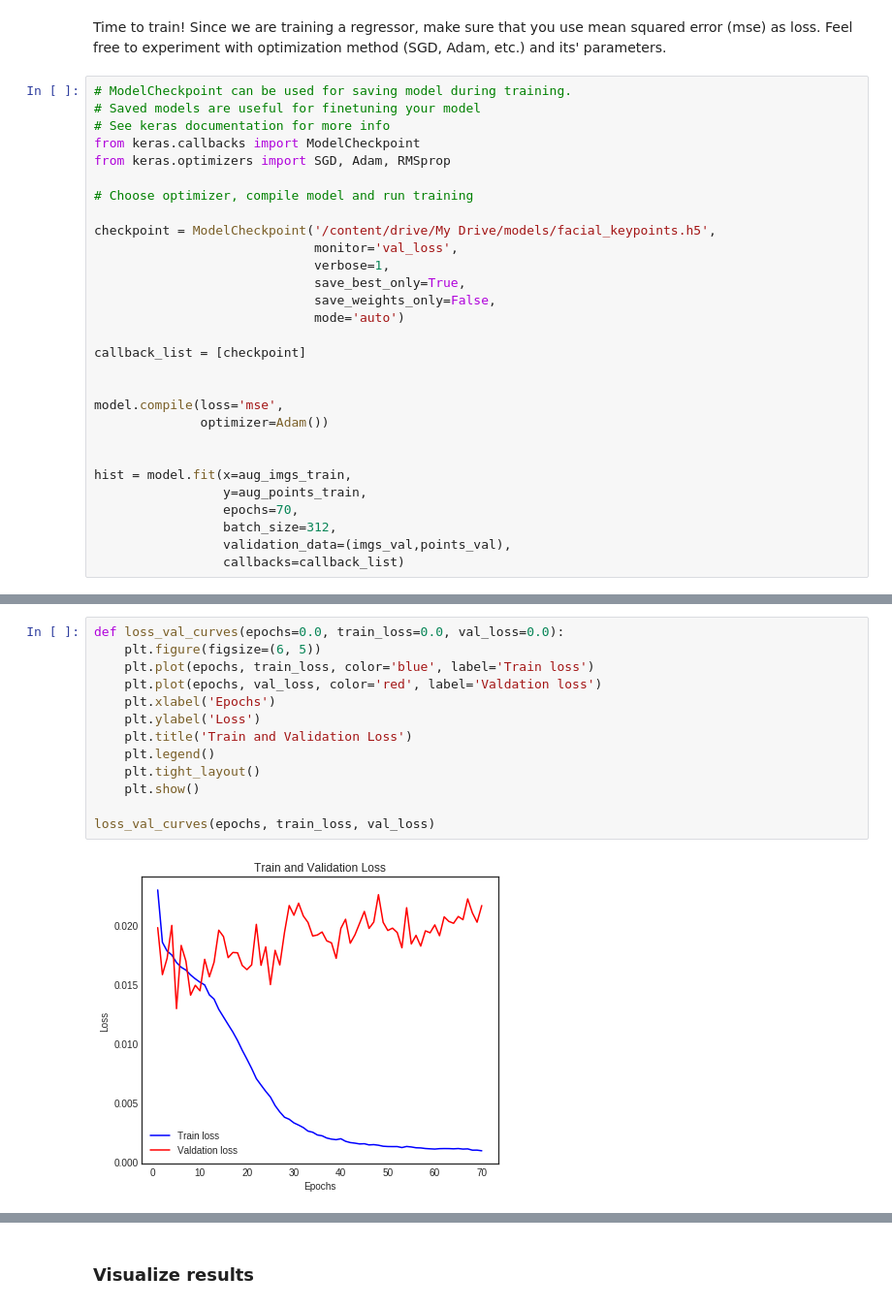
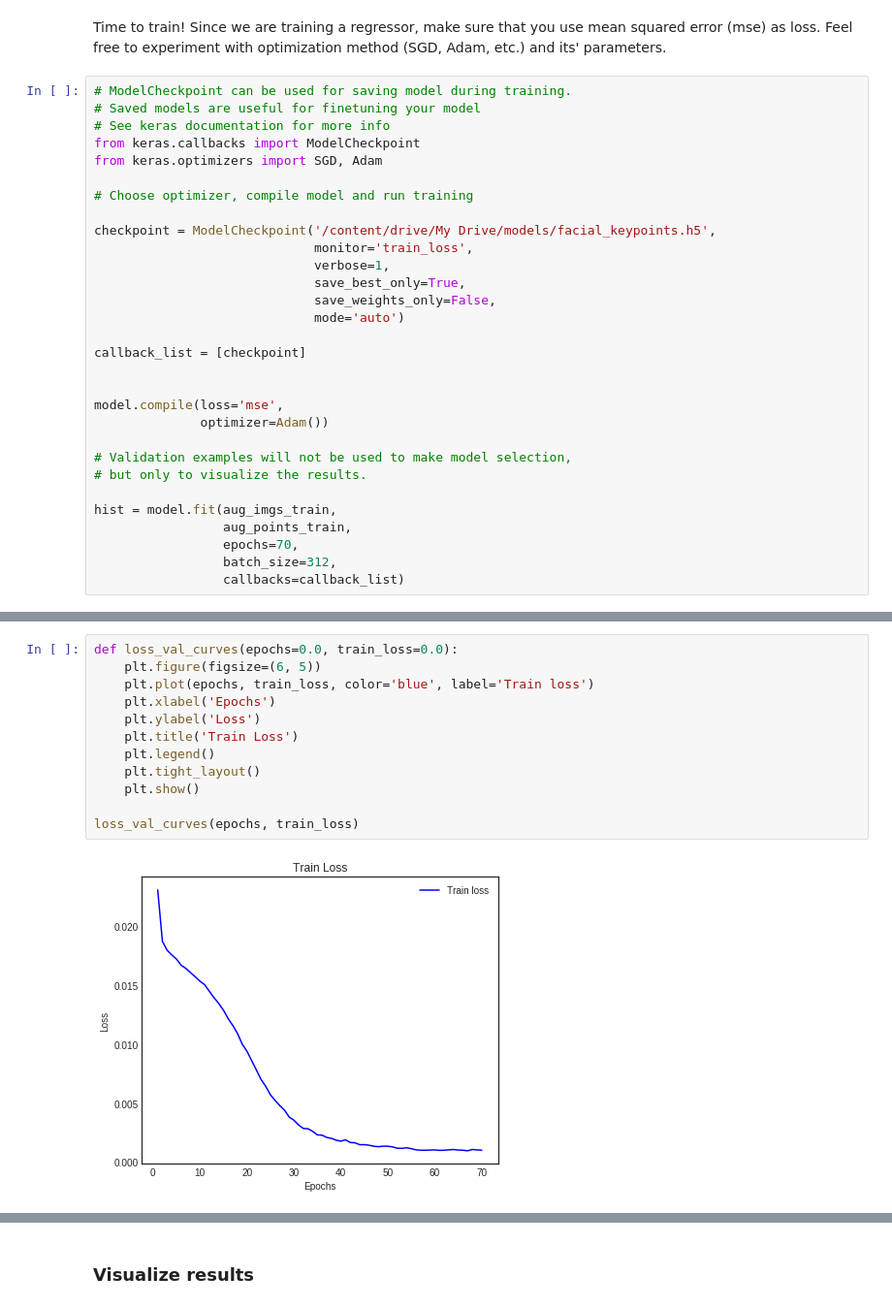
Before and after one commit to fabioachacon/Coursera_Projects, a Jupyter notebook: Facial_keypoints_fab.ipynb, the cells around one changed output, grey strips where cells are left out. Shown at 97% size. Saved outputs shown, nothing was run; the diff lists cells and outputs as text.

```diff
--- a/Facial_keypoints_fab.ipynb
+++ b/Facial_keypoints_fab.ipynb
@@ -209,12 +214,12 @@ Time to train! Since we are training a regressor, make sure that you use mean sq
 # Saved models are useful for finetuning your model
 # See keras documentation for more info
 from keras.callbacks import ModelCheckpoint
-from keras.optimizers import SGD, Adam, RMSprop
+from keras.optimizers import SGD, Adam
 
 # Choose optimizer, compile model and run training
 
 checkpoint = ModelCheckpoint('/content/drive/My Drive/models/facial_keypoints.h5',
-                             monitor='val_loss',
+                             monitor='train_loss',
                              verbose=1,
                              save_best_only=True,
                              save_weights_only=False,
@@ -226,11 +231,12 @@ callback_list = [checkpoint]
 model.compile(loss='mse',
               optimizer=Adam())
 
+# Validation examples will not be used to make model selection,
+# but only to visualize the results.
 
-hist = model.fit(x=aug_imgs_train,
-                 y=aug_points_train,
+hist = model.fit(aug_imgs_train,
+                 aug_points_train,
                  epochs=70,
                  batch_size=312,
-                 validation_data=(imgs_val,points_val),
                  callbacks=callback_list)
 # %% [output]
@@ -258,16 +265,15 @@ val_loss = hist.history['val_loss']
 epochs = range(1, 1 + len(train_loss))
 # %%
-def loss_val_curves(epochs=0.0, train_loss=0.0, val_loss=0.0):
+def loss_val_curves(epochs=0.0, train_loss=0.0):
     plt.figure(figsize=(6, 5))
     plt.plot(epochs, train_loss, color='blue', label='Train loss')
-    plt.plot(epochs, val_loss, color='red', label='Valdation loss')
     plt.xlabel('Epochs')
     plt.ylabel('Loss')
-    plt.title('Train and Validation Loss')
+    plt.title('Train Loss')
     plt.legend()
     plt.tight_layout()
     plt.show()
 
-loss_val_curves(epochs, train_loss, val_loss)
+loss_val_curves(epochs, train_loss)
 # %% [output]
-[figure, old version]
+[figure, new version]
```
Also changed, not shown: parts of 14 cells of this notebook.
